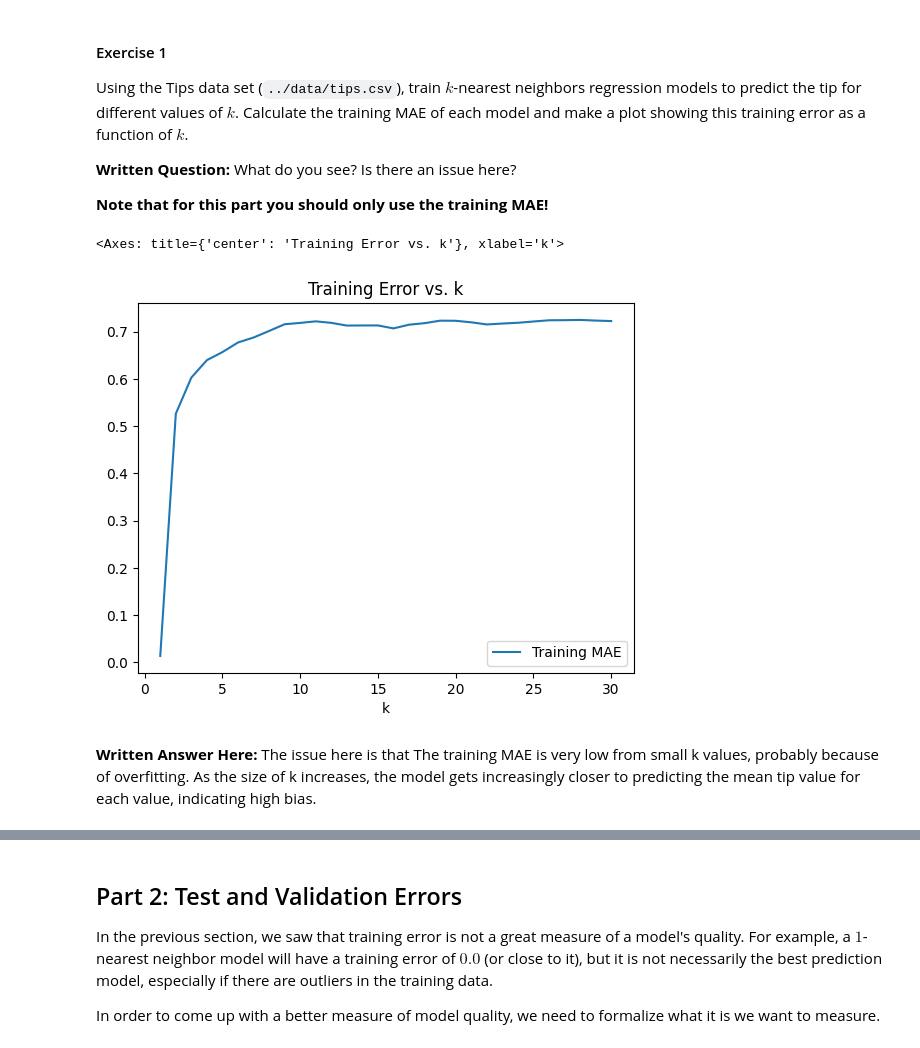
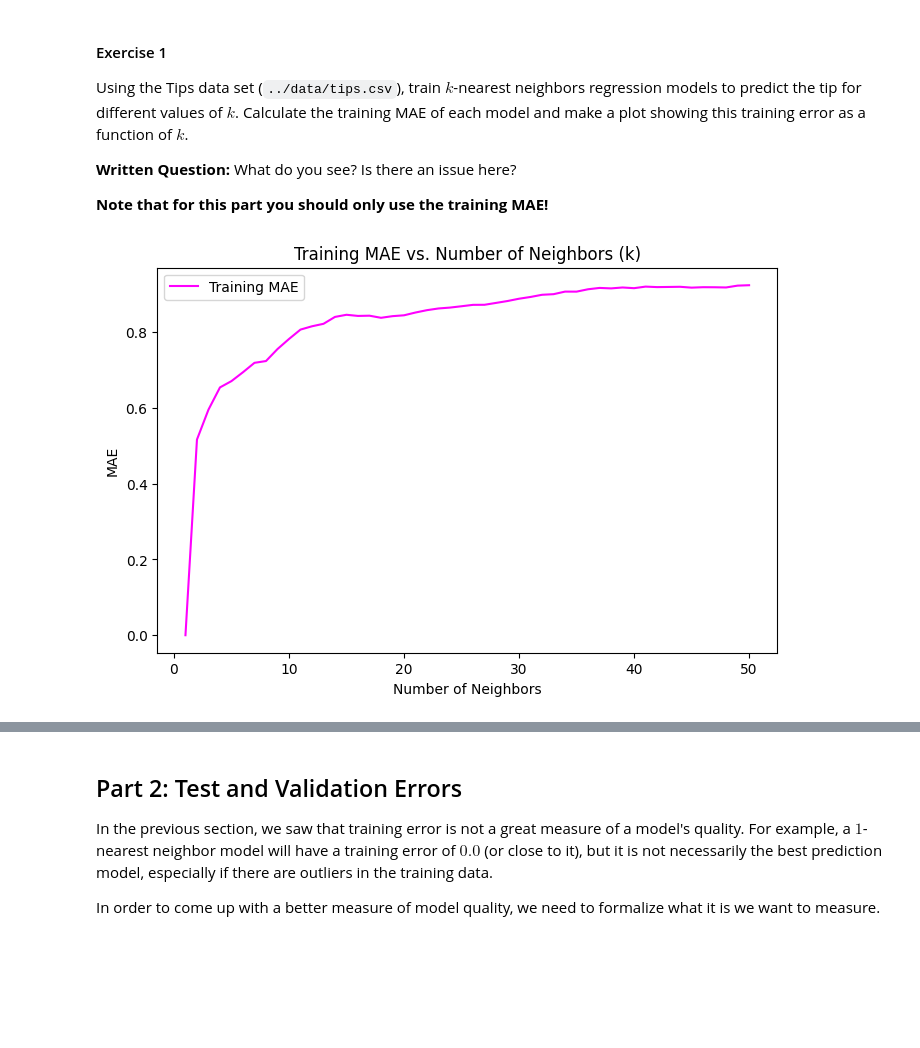
Before and after one commit to Rjjacobs/cmps3160, a Jupyter notebook: _labs/Lab09/Lab09.ipynb, the cells around one changed output, grey strips where cells are left out. Drawn from its saved outputs; the diff is of its cells as text; code cells hidden in the pictures; blank space fills up the shorter version.

```diff
--- a/_labs/Lab09/Lab09.ipynb
+++ b/_labs/Lab09/Lab09.ipynb
@@ -194,35 +194,50 @@ Using the Tips data set (`../data/tips.csv`), train $k$-nearest neighbors regres
 **Written Question:** What do you see? Is there an issue here?
 
 **Note that for this part you should only use the training MAE!**
-# %%
-import numpy as np
-import pandas as pd
-#import matplotlib.pyplot as plt
-
-tips=pd.read_csv("../data/tips.csv")
-tips
-
-X = tips[['total_bill', 'size']]
-y = tips['tip']
-
-scaler = StandardScaler()
-X_scaled = scaler.fit_transform(X)
-
-k_values = range(1, 31)
-training_errors = []
-
-for k in k_values:
-    knn = KNeighborsRegressor(n_neighbors=k)
-    knn.fit(X_scaled, y)
-
-    y_train_pred = knn.predict(X_scaled)
-    mae = np.mean(np.abs(y - y_train_pred))
-    training_errors.append(mae)
-
-error_df = pd.DataFrame({'k': k_values, 'Training MAE': training_errors})
-error_df.plot(x='k', y='Training MAE', kind='line', title="Training Error vs. k")
-# %% [output]
-<Axes: title={'center': 'Training Error vs. k'}, xlabel='k'>
-[figure, removed]
-# %% [markdown]
-**Written Answer Here:** The issue here is that The training MAE is very low from small k values, probably because of overfitting. As the size of k increases, the model gets increasingly closer to predicting the mean tip value for each value, indicating high bias.
+# %%
+import numpy as np
+import pandas as pd
+import matplotlib.pyplot as plt
+from sklearn.model_selection import train_test_split
+from sklearn.feature_extraction import DictVectorizer
+from sklearn.preprocessing import StandardScaler
+from sklearn.neighbors import KNeighborsRegressor
+from sklearn.pipeline import Pipeline
+from sklearn.metrics import mean_absolute_error
+
+tips = pd.read_csv("../data/tips.csv")
+
+features = ["total_bill", "size", "sex", "smoker", "day", "time"]
+target = "tip"
+
+train, val = train_test_split(tips, test_size=0.2, random_state=42)
+
+X_train_dict = train[features].to_dict(orient="records")
+y_train = train[target].values
+
+def get_training_error(k):
+    vec = DictVectorizer(sparse=False)
+    scaler = StandardScaler()
+    model = KNeighborsRegressor(n_neighbors=k)
+    pipeline = Pipeline([("vectorizer", vec), ("scaler", scaler), ("fit", model)])
+
+    X_train = vec.fit_transform(X_train_dict)
+    X_train_sc = scaler.fit_transform(X_train)
+
+    model.fit(X_train_sc, y_train)
+    y_train_pred = model.predict(X_train_sc)
+
+    return mean_absolute_error(y_train, y_train_pred)
+
+k_values = range(1, 51)
+train_mae = [get_training_error(k) for k in k_values]
+
+plt.figure(figsize=(8, 5))
+plt.plot(k_values, train_mae, color="magenta", linestyle="-", label="Training MAE")
+plt.xlabel("Number of Neighbors")
+plt.ylabel("MAE")
+plt.title("Training MAE vs. Number of Neighbors (k)")
+plt.legend()
+plt.show()
+# %% [output]
+[figure, added]
```
Also changed, not shown: parts of 17 cells of this notebook.
